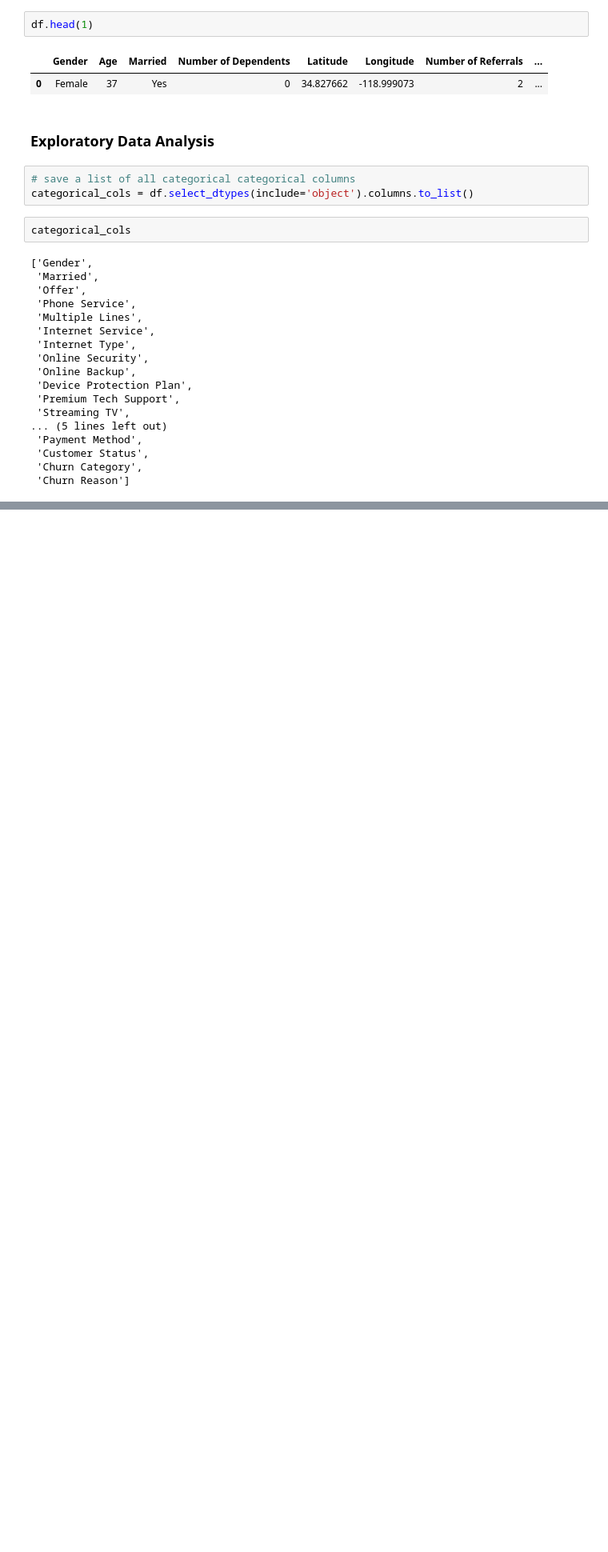
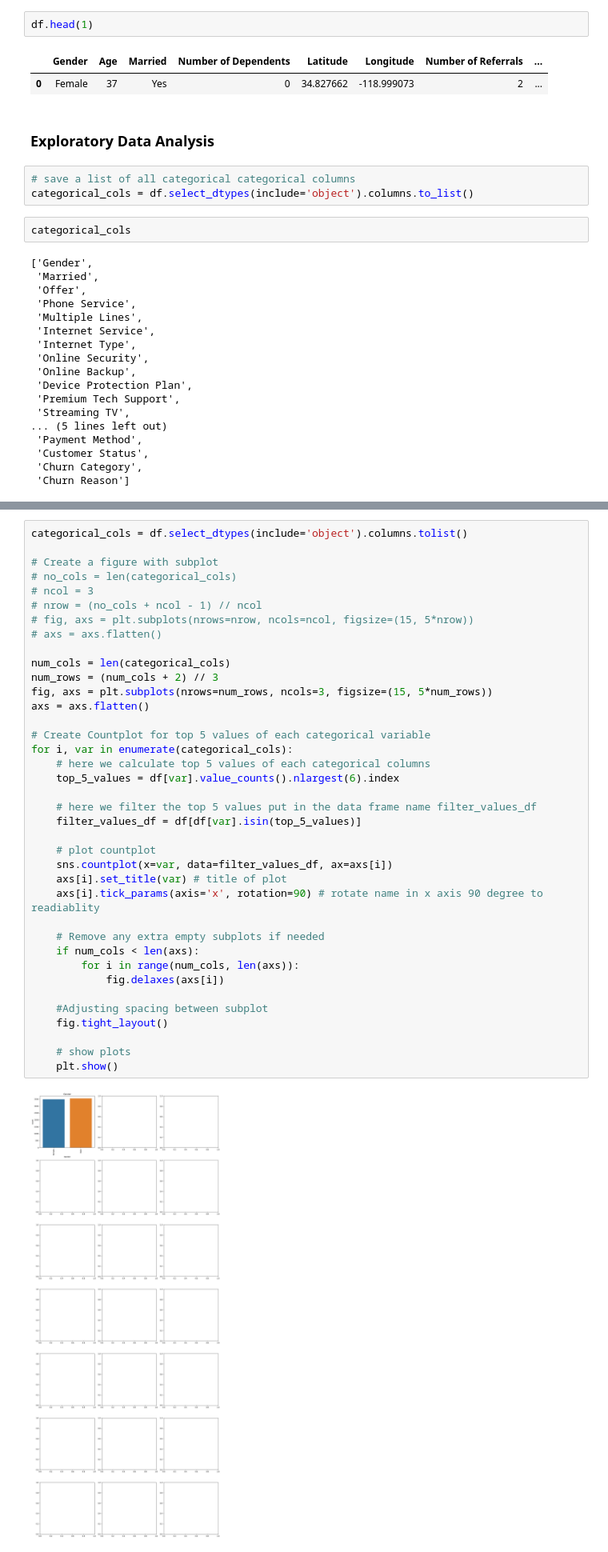
Before and after one commit to Sahilkhan-34/Exploratory_data_analysis_EDA, a Jupyter notebook: Telecom_Customer_Churn/Telecom_Customer_Churn_Prediction.ipynb, the cells around one changed output, grey strips where cells are left out. Shown at 80% size. Drawn from its saved outputs; the diff is of its cells as text; blank space fills up the shorter version.

```diff
--- a/Telecom_Customer_Churn/Telecom_Customer_Churn_Prediction.ipynb
+++ b/Telecom_Customer_Churn/Telecom_Customer_Churn_Prediction.ipynb
@@ -166,0 +173,40 @@ categorical_cols
+# %%
+categorical_cols = df.select_dtypes(include='object').columns.tolist()
+
+# Create a figure with subplot
+# no_cols = len(categorical_cols)
+# ncol = 3
+# nrow = (no_cols + ncol - 1) // ncol
+# fig, axs = plt.subplots(nrows=nrow, ncols=ncol, figsize=(15, 5*nrow))
+# axs = axs.flatten()
+
+num_cols = len(categorical_cols)
+num_rows = (num_cols + 2) // 3
+fig, axs = plt.subplots(nrows=num_rows, ncols=3, figsize=(15, 5*num_rows))
+axs = axs.flatten()
+
+# Create Countplot for top 5 values of each categorical variable
+for i, var in enumerate(categorical_cols):
+    # here we calculate top 5 values of each categorical columns
+    top_5_values = df[var].value_counts().nlargest(6).index
+
+    # here we filter the top 5 values put in the data frame name filter_values_df
+    filter_values_df = df[df[var].isin(top_5_values)]
+
+    # plot countplot
+    sns.countplot(x=var, data=filter_values_df, ax=axs[i])
+    axs[i].set_title(var) # title of plot
+    axs[i].tick_params(axis='x', rotation=90) # rotate name in x axis 90 degree to readiablity
+
+    # Remove any extra empty subplots if needed
+    if num_cols < len(axs):
+        for i in range(num_cols, len(axs)):
+            fig.delaxes(axs[i])
+
+    #Adjusting spacing between subplot
+    fig.tight_layout()
+
+    # show plots
+    plt.show()
+# %% [output]
+[figure, added]
```
Also changed, not shown: parts of 4 cells of this notebook.
